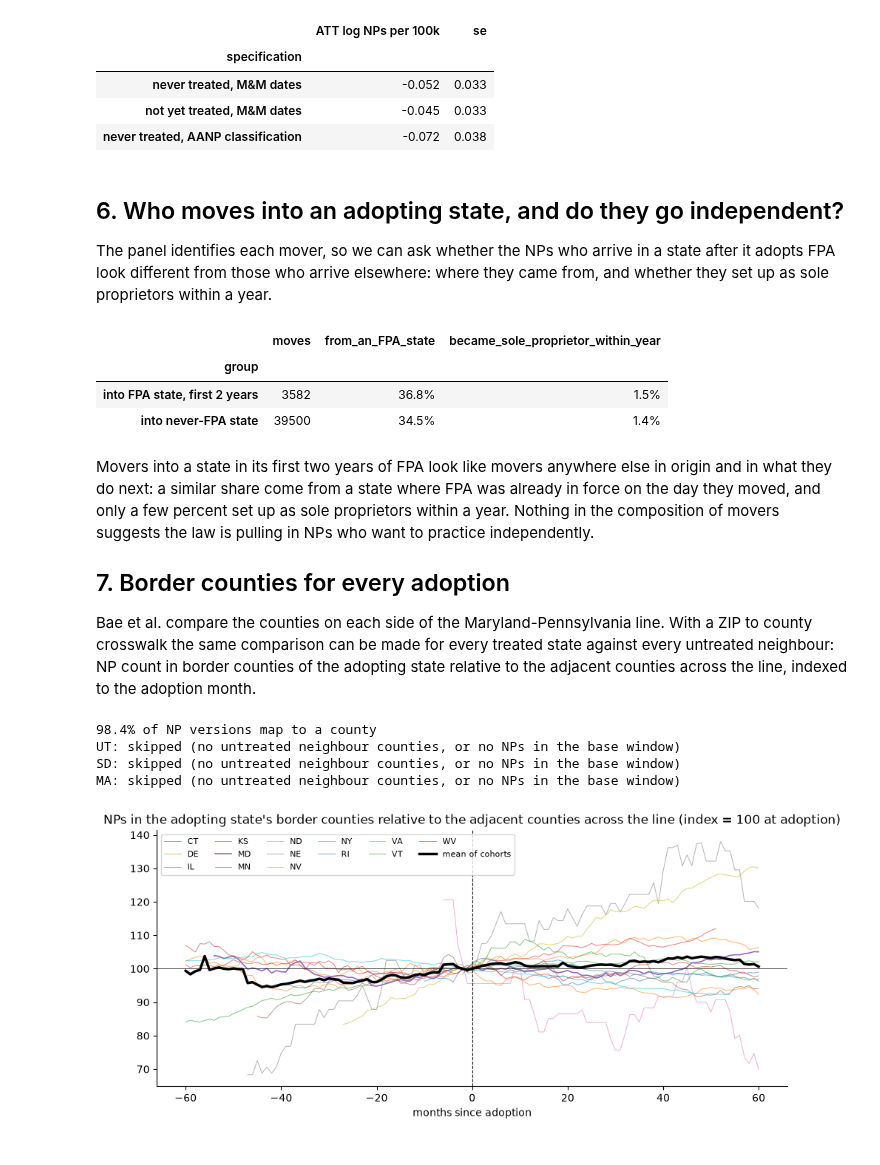
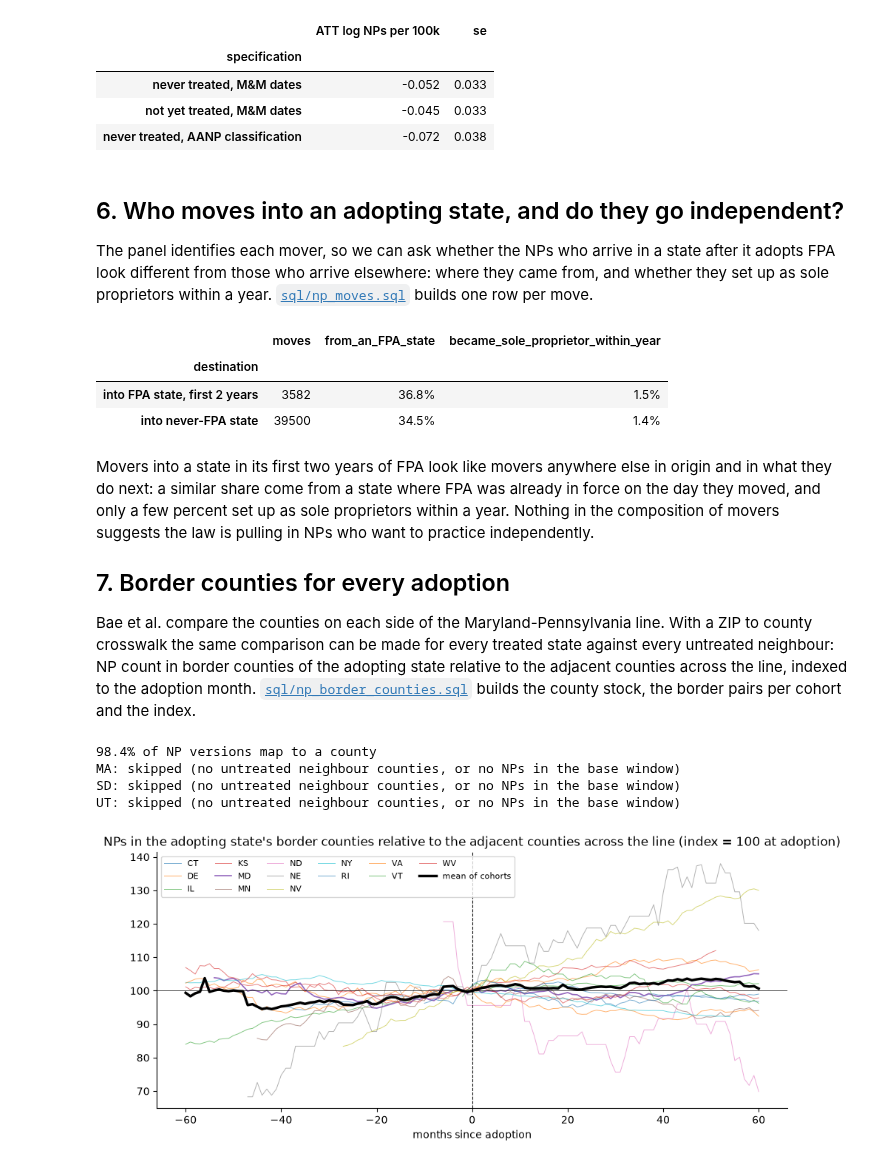
Before and after one commit to nathansutton/healthcare-ledger, a Jupyter notebook: research/np-full-practice-authority/np_full_practice_authority.ipynb, the cells around one changed output. Saved outputs shown, nothing was run; the diff lists cells and outputs as text; code cells hidden in the pictures.

```diff
--- a/notebooks/01_nurse_practitioners_full_practice_authority.ipynb
+++ b/research/np-full-practice-authority/np_full_practice_authority.ipynb
@@ -14,18 +14,20 @@ All three limits come from using NPPES as a snapshot. This notebook uses the mon
 
 The point of the notebook is the data, not a verdict. Read the estimates as what a researcher would get on day one, before the choices (regional controls, population weights, time-in-practice rules, anticipation) that a paper would have to make.
 # %%
-import sys, warnings
-sys.path.insert(0, ".")
+import warnings
 warnings.filterwarnings("ignore")
 import numpy as np, pandas as pd
 import matplotlib.pyplot as plt
 import pyfixest as pf
 from differences import ATTgt
-import nppes_nb as nb
+from pipeline import build
 
 pd.set_option("display.width", 160); pd.set_option("display.max_columns", 30); pd.set_option("display.precision", 3)
 plt.rcParams.update({"figure.figsize": (10, 4), "axes.spines.top": False, "axes.spines.right": False})
-con = nb.connect()
+
+# Run sql/*.sql against the export ($NPPES_EXPORT, or the repo's export/) into build/np_fpa.duckdb.
+# Every table queried below is made by one of those files; this notebook only estimates and plots.
+con = build()
 # %% [markdown]
 ## 1. When each state adopted FPA
 
@@ -278,26 +269,19 @@ pd.DataFrame(rows).set_index("specification")
 # %% [markdown]
 ## 6. Who moves into an adopting state, and do they go independent?
 
-The panel identifies each mover, so we can ask whether the NPs who arrive in a state after it adopts FPA look different from those who arrive elsewhere: where they came from, and whether they set up as sole proprietors within a year.
+The panel identifies each mover, so we can ask whether the NPs who arrive in a state after it adopts FPA look different from those who arrive elsewhere: where they came from, and whether they set up as sole proprietors within a year. [`sql/np_moves.sql`](sql/np_moves.sql) builds one row per move.
 # %%
-mv = ev[ev.event == "move"].merge(fpa[["state", "fpa_effective", "coding"]], on="state")
-mv["months_since"] = (mv.date.dt.to_period("M") - mv.fpa_effective.dt.to_period("M")).apply(lambda x: x.n if pd.notna(x) else np.nan)
-mv["group"] = np.select([(mv.coding == "statute") & mv.months_since.between(0, 24), (mv.coding == "never")],
-                        ["into FPA state, first 2 years", "into never-FPA state"], "other")
-# did the mover become a sole proprietor within a year of the move? (one row per move, whatever the number of switches)
-sp = ev[ev.event == "became_sole_proprietor"][["npi", "date"]].rename(columns={"date": "sp_date"})
-hit = mv[["npi", "date"]].reset_index().merge(sp, on="npi", how="inner")
-hit = hit[(hit.sp_date >= hit.date) & (hit.sp_date <= hit.date + pd.DateOffset(years=1))]
-mv["sole_prop_within_year"] = mv.index.isin(hit["index"])
-# was FPA in force in the origin state on the move date?
-origin = fpa.set_index("state")[["coding", "fpa_effective"]].reindex(mv.from_state)
-mv["from_fpa_state"] = (origin.coding.values == "always") | (
-    (origin.coding.values == "statute") & (origin.fpa_effective.values <= mv.date.values))
-mv[mv.group != "other"].groupby("group").agg(moves=("npi", "size"), from_an_FPA_state=("from_fpa_state", "mean"),
-                                             became_sole_proprietor_within_year=("sole_prop_within_year", "mean")).style.format({"from_an_FPA_state": "{:.1%}", "became_sole_proprietor_within_year": "{:.1%}"})
+con.sql("""
+SELECT destination,
+       count(*) AS moves,
+       avg(from_fpa_state::INT) AS from_an_FPA_state,
+       avg(sole_prop_within_year::INT) AS became_sole_proprietor_within_year
+FROM np_moves WHERE destination <> 'other'
+GROUP BY destination ORDER BY destination
+""").df().set_index("destination").style.format({"from_an_FPA_state": "{:.1%}", "became_sole_proprietor_within_year": "{:.1%}"})
 # %% [output]
 |  | moves | from_an_FPA_state | became_sole_proprietor_within_year |
-| group |  |  |  |
+| destination |  |  |  |
 | into FPA state, first 2 years | 3582 | 36.8% | 1.5% |
 | into never-FPA state | 39500 | 34.5% | 1.4% |
 # %% [markdown]
@@ -305,35 +289,18 @@ Movers into a state in its first two years of FPA look like movers anywhere else
 
 ## 7. Border counties for every adoption
 
-Bae et al. compare the counties on each side of the Maryland-Pennsylvania line. With a ZIP to county crosswalk the same comparison can be made for every treated state against every untreated neighbour: NP count in border counties of the adopting state relative to the adjacent counties across the line, indexed to the adoption month.
+Bae et al. compare the counties on each side of the Maryland-Pennsylvania line. With a ZIP to county crosswalk the same comparison can be made for every treated state against every untreated neighbour: NP count in border counties of the adopting state relative to the adjacent counties across the line, indexed to the adoption month. [`sql/np_border_counties.sql`](sql/np_border_counties.sql) builds the county stock, the border pairs per cohort and the index.
 # %%
-zc = pd.read_csv(nb.DATA / "zcta_county.csv", dtype=str)
-pairs = pd.read_csv(nb.DATA / "state_border_county_pairs.csv", dtype=str)
-fips_state = {"01":"AL","02":"AK","04":"AZ","05":"AR","06":"CA","08":"CO","09":"CT","10":"DE","11":"DC","12":"FL","13":"GA","15":"HI","16":"ID","17":"IL","18":"IN","19":"IA","20":"KS","21":"KY","22":"LA","23":"ME","24":"MD","25":"MA","26":"MI","27":"MN","28":"MS","29":"MO","30":"MT","31":"NE","32":"NV","33":"NH","34":"NJ","35":"NM","36":"NY","37":"NC","38":"ND","39":"OH","40":"OK","41":"OR","42":"PA","44":"RI","45":"SC","46":"SD","47":"TN","48":"TX","49":"UT","50":"VT","51":"VA","53":"WA","54":"WV","55":"WI","56":"WY"}
-state_fips = {v: k for k, v in fips_state.items()}
-v = versions.copy()
-v["county"] = v.practice_postal_code.str[:5].map(dict(zip(zc.zcta, zc.county_fips)))
-print(f"{v.loc[v.is_np, 'county'].notna().mean():.1%} of NP versions map to a county")
-county_stock = nb.np_stock_by_month(v, dates, "county")          # one pass over the snapshots, then sliced per cohort
-county_stock["month"] = county_stock.as_of.dt.to_period("M")
-untreated_by = lambda m: set(fpa[(fpa.coding == "never") | (fpa.fpa_effective.dt.to_period("M") > m + 60)].state)  # untreated through the window
-rows = []
-for _, r in cohorts.iterrows():
-    g = pd.Period(r.fpa_effective, "M"); sf = state_fips[r.state]
-    nbrs = pairs[(pairs.county_fips.str[:2] == sf) & pairs.neighbor_fips.str[:2].map(fips_state).isin(untreated_by(g))]
-    own, across = set(nbrs.county_fips), set(nbrs.neighbor_fips)
-    cs = county_stock[(county_stock.month >= g - 60) & (county_stock.month <= g + 60)]
-    series = cs.groupby("month").apply(lambda d: pd.Series({"own": d.loc[d.county.isin(own), "nps"].sum(), "across": d.loc[d.county.isin(across), "nps"].sum()}))
-    base = series.loc[g - 3:g]                                     # four-month base window around adoption
-    if not own or len(base) < 2 or base.across.min() == 0 or base.own.min() == 0:
-        print(f"{r.state}: skipped (no untreated neighbour counties, or no NPs in the base window)"); continue
-    base_ratio = (base.own / base.across).mean()
-    for m, row in series.iterrows():
-        rows.append({"state": r.state, "k": (m - g).n, "own": row.own, "across": row.across,
-                     "ratio_index": (row.own / row.across) / base_ratio * 100})
-border = pd.DataFrame(rows)
+mapped = con.sql("""
+SELECT avg((z.county_fips IS NOT NULL)::INT) FROM np_versions v
+LEFT JOIN zcta_county z ON z.zcta = left(v.practice_postal_code, 5) WHERE v.is_np
+""").fetchone()[0]
+print(f"{mapped:.1%} of NP versions map to a county")
+for (st,) in con.sql("SELECT state FROM fpa_cohorts WHERE state NOT IN (SELECT cohort FROM border_index) ORDER BY state").fetchall():
+    print(f"{st}: skipped (no untreated neighbour counties, or no NPs in the base window)")
+border = con.table("border_index").df()
 fig, ax = plt.subplots(figsize=(11, 4.5))
-for st, d in border.groupby("state"):
+for st, d in border.groupby("cohort"):
     ax.plot(d.k, d.ratio_index, lw=1.2 if st == "MD" else 0.7, label=st, alpha=1 if st == "MD" else 0.6)
 mean = border.groupby("k").ratio_index.mean(); ax.plot(mean.index, mean.values, color="k", lw=2.5, label="mean of cohorts")
 ax.axvline(0, color="k", ls="--", lw=0.8); ax.axhline(100, color="k", lw=0.5)
@@ -341,9 +308,9 @@ ax.set_title("NPs in the adopting state's border counties relative to the adjace
 ax.set_xlabel("months since adoption"); ax.legend(ncol=6, fontsize=8); plt.show()
 # %% [output]
 98.4% of NP versions map to a county
+MA: skipped (no untreated neighbour counties, or no NPs in the base window)
+SD: skipped (no untreated neighbour counties, or no NPs in the base window)
 UT: skipped (no untreated neighbour counties, or no NPs in the base window)
-SD: skipped (no untreated neighbour counties, or no NPs in the base window)
-MA: skipped (no untreated neighbour counties, or no NPs in the base window)
 [figure]
 # %% [markdown]
 Each cohort is indexed to the mean ratio over the four months ending at adoption. The cohort mean stays within a few points of 100 for five years on either side of adoption. Maryland's border counties gain about five percent on Pennsylvania's within five years, which matches the state-level ratio in section 3 (the larger divergence comes later). The average adopting state does not gain NPs at its border relative to its untreated neighbours, which is consistent with the state-level estimates. Individual cohorts swing by 20 or 30 points because some border strips hold only a few hundred NPs.
```
Also changed, not shown: parts of 12 cells of this notebook, 27 other files.
